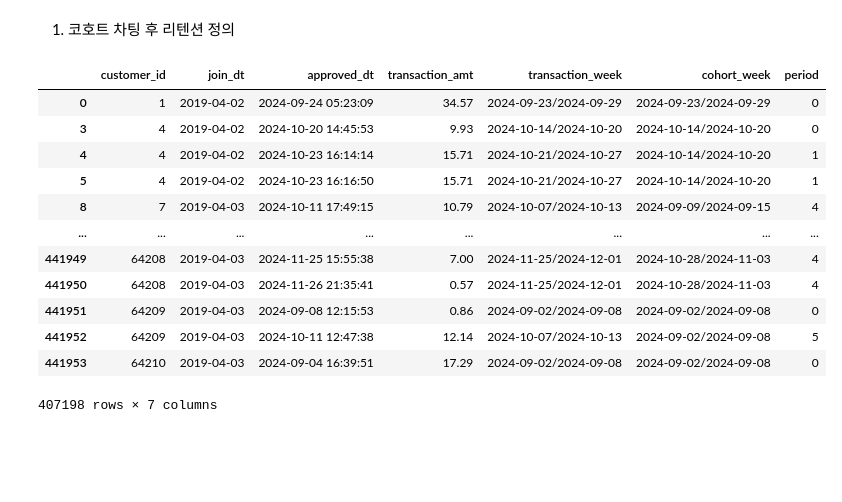
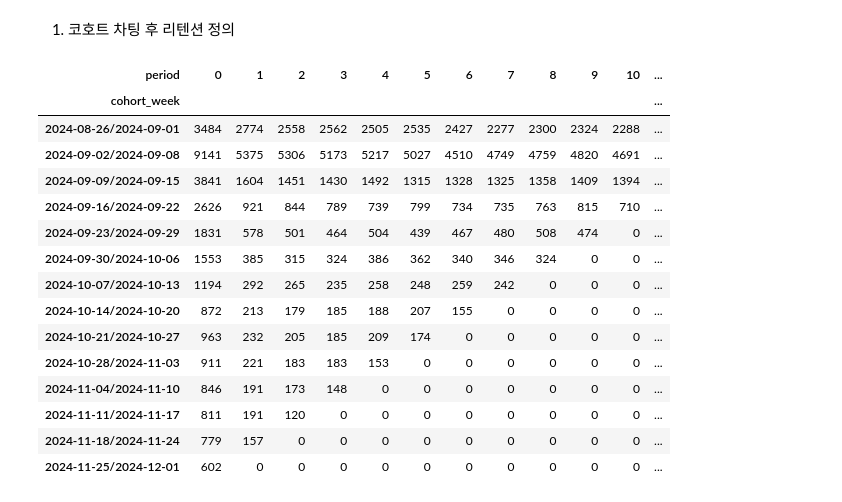
Before and after one commit to FASTriver0714/CC-AAR-ABTest, a Jupyter notebook: notebooks/CC&AARRR.ipynb, the cells around one changed output. Saved outputs shown, nothing was run; the diff lists cells and outputs as text; code cells hidden in the pictures; blank space fills up the shorter version.

```diff
--- a/notebooks/CC&AARRR.ipynb
+++ b/notebooks/CC&AARRR.ipynb
@@ -55,18 +83,22 @@ df['cohort_week'] = df.groupby('customer_id')['transaction_week'].transform('min
 df['period'] = (df['transaction_week'] - df['cohort_week']).apply(lambda x: x.n)
 # %%
 # 코호트 테이블 생성
-cohort_table =
+cohort_table = df.groupby(['cohort_week', 'period'])['customer_id'].nunique().unstack(fill_value=0)
+cohort_table
 # %% [output]
-|  | customer_id | join_dt | approved_dt | transaction_amt | transaction_week | cohort_week | period |
-| 0 | 1 | 2019-04-02 | 2024-09-24 05:23:09 | 34.57 | 2024-09-23/2024-09-29 | 2024-09-23/2024-09-29 | 0 |
-| 3 | 4 | 2019-04-02 | 2024-10-20 14:45:53 | 9.93 | 2024-10-14/2024-10-20 | 2024-10-14/2024-10-20 | 0 |
-| 4 | 4 | 2019-04-02 | 2024-10-23 16:14:14 | 15.71 | 2024-10-21/2024-10-27 | 2024-10-14/2024-10-20 | 1 |
-| 5 | 4 | 2019-04-02 | 2024-10-23 16:16:50 | 15.71 | 2024-10-21/2024-10-27 | 2024-10-14/2024-10-20 | 1 |
-| 8 | 7 | 2019-04-03 | 2024-10-11 17:49:15 | 10.79 | 2024-10-07/2024-10-13 | 2024-09-09/2024-09-15 | 4 |
-| ... | ... | ... | ... | ... | ... | ... | ... |
-| 441949 | 64208 | 2019-04-03 | 2024-11-25 15:55:38 | 7.00 | 2024-11-25/2024-12-01 | 2024-10-28/2024-11-03 | 4 |
-| 441950 | 64208 | 2019-04-03 | 2024-11-26 21:35:41 | 0.57 | 2024-11-25/2024-12-01 | 2024-10-28/2024-11-03 | 4 |
-| 441951 | 64209 | 2019-04-03 | 2024-09-08 12:15:53 | 0.86 | 2024-09-02/2024-09-08 | 2024-09-02/2024-09-08 | 0 |
-| 441952 | 64209 | 2019-04-03 | 2024-10-11 12:47:38 | 12.14 | 2024-10-07/2024-10-13 | 2024-09-02/2024-09-08 | 5 |
-| 441953 | 64210 | 2019-04-03 | 2024-09-04 16:39:51 | 17.29 | 2024-09-02/2024-09-08 | 2024-09-02/2024-09-08 | 0 |
+| period | 0 | 1 | 2 | 3 | 4 | 5 | 6 | 7 | 8 | 9 | 10 | ... |
+| cohort_week |  |  |  |  |  |  |  |  |  |  |  | ... |
+| 2024-08-26/2024-09-01 | 3484 | 2774 | 2558 | 2562 | 2505 | 2535 | 2427 | 2277 | 2300 | 2324 | 2288 | ... |
+| 2024-09-02/2024-09-08 | 9141 | 5375 | 5306 | 5173 | 5217 | 5027 | 4510 | 4749 | 4759 | 4820 | 4691 | ... |
+| 2024-09-09/2024-09-15 | 3841 | 1604 | 1451 | 1430 | 1492 | 1315 | 1328 | 1325 | 1358 | 1409 | 1394 | ... |
+| 2024-09-16/2024-09-22 | 2626 | 921 | 844 | 789 | 739 | 799 | 734 | 735 | 763 | 815 | 710 | ... |
+| 2024-09-23/2024-09-29 | 1831 | 578 | 501 | 464 | 504 | 439 | 467 | 480 | 508 | 474 | 0 | ... |
+| 2024-09-30/2024-10-06 | 1553 | 385 | 315 | 324 | 386 | 362 | 340 | 346 | 324 | 0 | 0 | ... |
+| 2024-10-07/2024-10-13 | 1194 | 292 | 265 | 235 | 258 | 248 | 259 | 242 | 0 | 0 | 0 | ... |
+| 2024-10-14/2024-10-20 | 872 | 213 | 179 | 185 | 188 | 207 | 155 | 0 | 0 | 0 | 0 | ... |
+| 2024-10-21/2024-10-27 | 963 | 232 | 205 | 185 | 209 | 174 | 0 | 0 | 0 | 0 | 0 | ... |
+| 2024-10-28/2024-11-03 | 911 | 221 | 183 | 183 | 153 | 0 | 0 | 0 | 0 | 0 | 0 | ... |
+| 2024-11-04/2024-11-10 | 846 | 191 | 173 | 148 | 0 | 0 | 0 | 0 | 0 | 0 | 0 | ... |
+| 2024-11-11/2024-11-17 | 811 | 191 | 120 | 0 | 0 | 0 | 0 | 0 | 0 | 0 | 0 | ... |
+| 2024-11-18/2024-11-24 | 779 | 157 | 0 | 0 | 0 | 0 | 0 | 0 | 0 | 0 | 0 | ... |
+| 2024-11-25/2024-12-01 | 602 | 0 | 0 | 0 | 0 | 0 | 0 | 0 | 0 | 0 | 0 | ... |
-407198 rows × 7 columns
```
Also changed, not shown: parts of 15 cells of this notebook.
